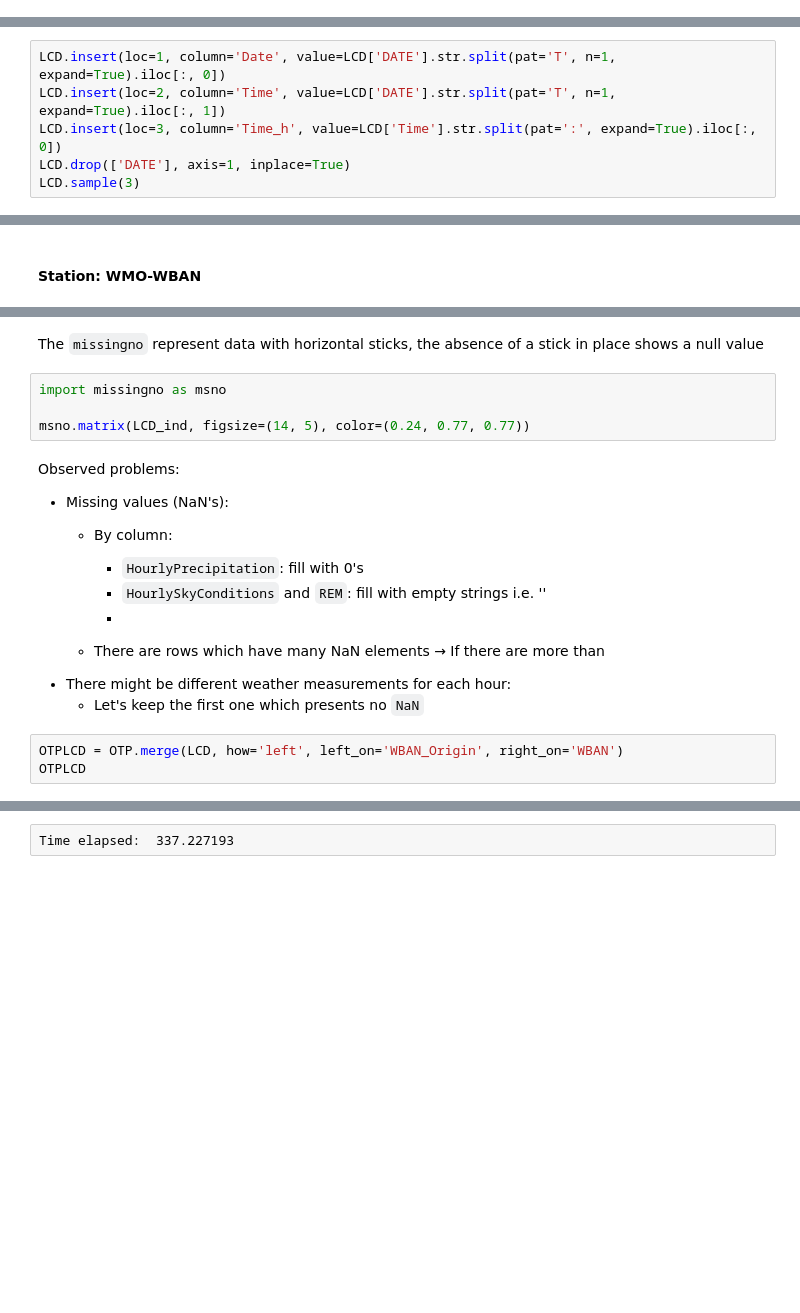
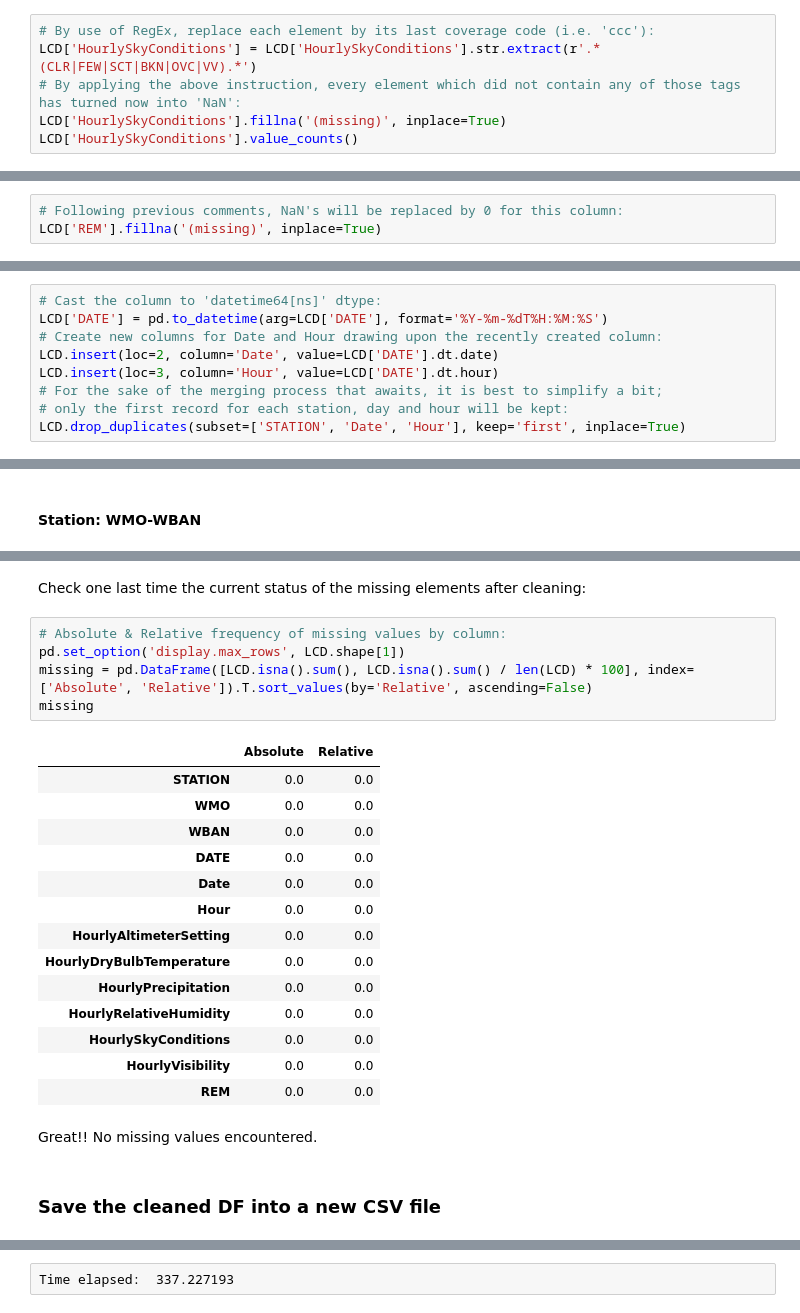
Before and after one commit to malonsol/TFM_KSchool, a Jupyter notebook: EDA/DELAY/LCD_DataPreparation.ipynb, the cells around one changed output, grey strips where cells are left out. Cells and saved outputs as stored; diff of their text form; blank space fills up the shorter version.

```diff
--- a/EDA/DELAY/LCD_DataPreparation.ipynb
+++ b/EDA/DELAY/LCD_DataPreparation.ipynb
@@ -497,0 +681,6 @@ Name: HourlyAltimeterSetting, Length: 4343006, dtype: float64
+# %%
+# By use of RegEx, replace each element by its last coverage code (i.e. 'ccc'):
+LCD['HourlySkyConditions'] = LCD['HourlySkyConditions'].str.extract(r'.*(CLR|FEW|SCT|BKN|OVC|VV).*')
+# By applying the above instruction, every element which did not contain any of those tags has turned now into 'NaN':
+LCD['HourlySkyConditions'].fillna('(missing)', inplace=True)
+LCD['HourlySkyConditions'].value_counts()
@@ -498,3 +698,6 @@ Name: HourlyAltimeterSetting, Length: 4343006, dtype: float64
+# %%
+# Following previous comments, NaN's will be replaced by 0 for this column:
+LCD['REM'].fillna('(missing)', inplace=True)
 # %% [markdown]
 ### Manipulate the data
 # %%
@@ -502,8 +710,2 @@ LCD.sample(3)
 # %% [markdown]
 #### Date/Time
-# %%
-LCD.insert(loc=1, column='Date', value=LCD['DATE'].str.split(pat='T', n=1, expand=True).iloc[:, 0])
-LCD.insert(loc=2, column='Time', value=LCD['DATE'].str.split(pat='T', n=1, expand=True).iloc[:, 1])
-LCD.insert(loc=3, column='Time_h', value=LCD['Time'].str.split(pat=':', expand=True).iloc[:, 0])
-LCD.drop(['DATE'], axis=1, inplace=True)
-LCD.sample(3)
@@ -509,0 +720,9 @@ LCD.sample(3)
+# %%
+# Cast the column to 'datetime64[ns]' dtype:
+LCD['DATE'] = pd.to_datetime(arg=LCD['DATE'], format='%Y-%m-%dT%H:%M:%S')
+# Create new columns for Date and Hour drawing upon the recently created column:
+LCD.insert(loc=2, column='Date', value=LCD['DATE'].dt.date)
+LCD.insert(loc=3, column='Hour', value=LCD['DATE'].dt.hour)
+# For the sake of the merging process that awaits, it is best to simplify a bit;
+# only the first record for each station, day and hour will be kept:
+LCD.drop_duplicates(subset=['STATION', 'Date', 'Hour'], keep='first', inplace=True)
@@ -572,21 +753,26 @@ print("Time elapsed: ", t1) # CPU seconds elapsed (floating point)
-# %% [markdown]
-The `missingno` represent data with horizontal sticks, the absence of a stick in place shows a null value
-# %%
-import missingno as msno
-
-msno.matrix(LCD_ind, figsize=(14, 5), color=(0.24, 0.77, 0.77))
-# %% [markdown]
-Observed problems:
-- Missing values (NaN's):
-    - By column:
-        - `HourlyPrecipitation`: fill with 0's
-        - `HourlySkyConditions` and `REM`: fill with empty strings i.e. ''
-        -
-
-
-    - There are rows which have many NaN elements → If there are more than
-- There might be different weather measurements for each hour:
-    - Let's keep the first one which presents no `NaN`
-# %%
-OTPLCD = OTP.merge(LCD, how='left', left_on='WBAN_Origin', right_on='WBAN')
-OTPLCD
+# %% [markdown]
+Check one last time the current status of the missing elements after cleaning:
+# %%
+# Absolute & Relative frequency of missing values by column:
+pd.set_option('display.max_rows', LCD.shape[1])
+missing = pd.DataFrame([LCD.isna().sum(), LCD.isna().sum() / len(LCD) * 100], index=['Absolute', 'Relative']).T.sort_values(by='Relative', ascending=False)
+missing
+# %% [output]
+|  | Absolute | Relative |
+| STATION | 0.0 | 0.0 |
+| WMO | 0.0 | 0.0 |
+| WBAN | 0.0 | 0.0 |
+| DATE | 0.0 | 0.0 |
+| Date | 0.0 | 0.0 |
+| Hour | 0.0 | 0.0 |
+| HourlyAltimeterSetting | 0.0 | 0.0 |
+| HourlyDryBulbTemperature | 0.0 | 0.0 |
+| HourlyPrecipitation | 0.0 | 0.0 |
+| HourlyRelativeHumidity | 0.0 | 0.0 |
+| HourlySkyConditions | 0.0 | 0.0 |
+| HourlyVisibility | 0.0 | 0.0 |
+| REM | 0.0 | 0.0 |
+# %% [markdown]
+Great!! No missing values encountered.
+# %% [markdown]
+### Save the cleaned DF into a new CSV file
```
Also changed, not shown: parts of 64 cells of this notebook.
